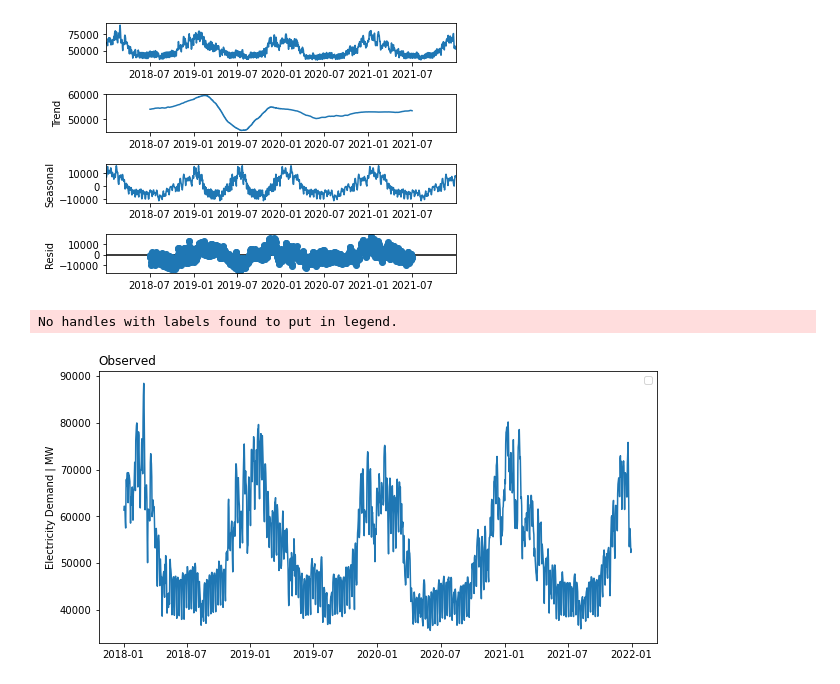
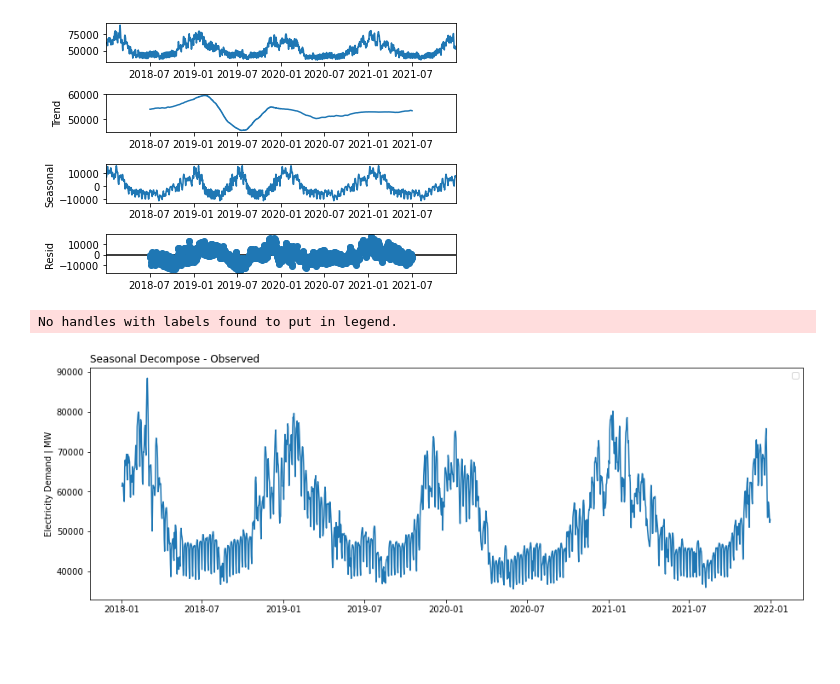
Before and after one commit to snowbalzz/Modeling, a Jupyter notebook: Modeling.ipynb, the cells around one changed output. Cells and saved outputs as stored; diff of their text form; code cells hidden in the pictures; blank space fills up the shorter version.

```diff
--- a/Modeling.ipynb
+++ b/Modeling.ipynb
@@ -27,15 +27,15 @@ result.plot()
 [figure]
 [figure]
 # %%
-plt.figure(figsize=(10, 5))
-plt.title("Observed", loc = 'left')
+plt.figure(figsize=(15, 5))
+plt.title("Seasonal Decompose - Observed", loc = 'left')
 
 plt.plot(result.observed)
 
 plt.ylabel("Electricity Demand | MW")
 
 plt.legend()
 plt.show()
 # %% [output]
 No handles with labels found to put in legend.
-[figure, old version]
+[figure, new version]
```
Also changed, not shown: parts of 5 cells of this notebook, 3 other files.
